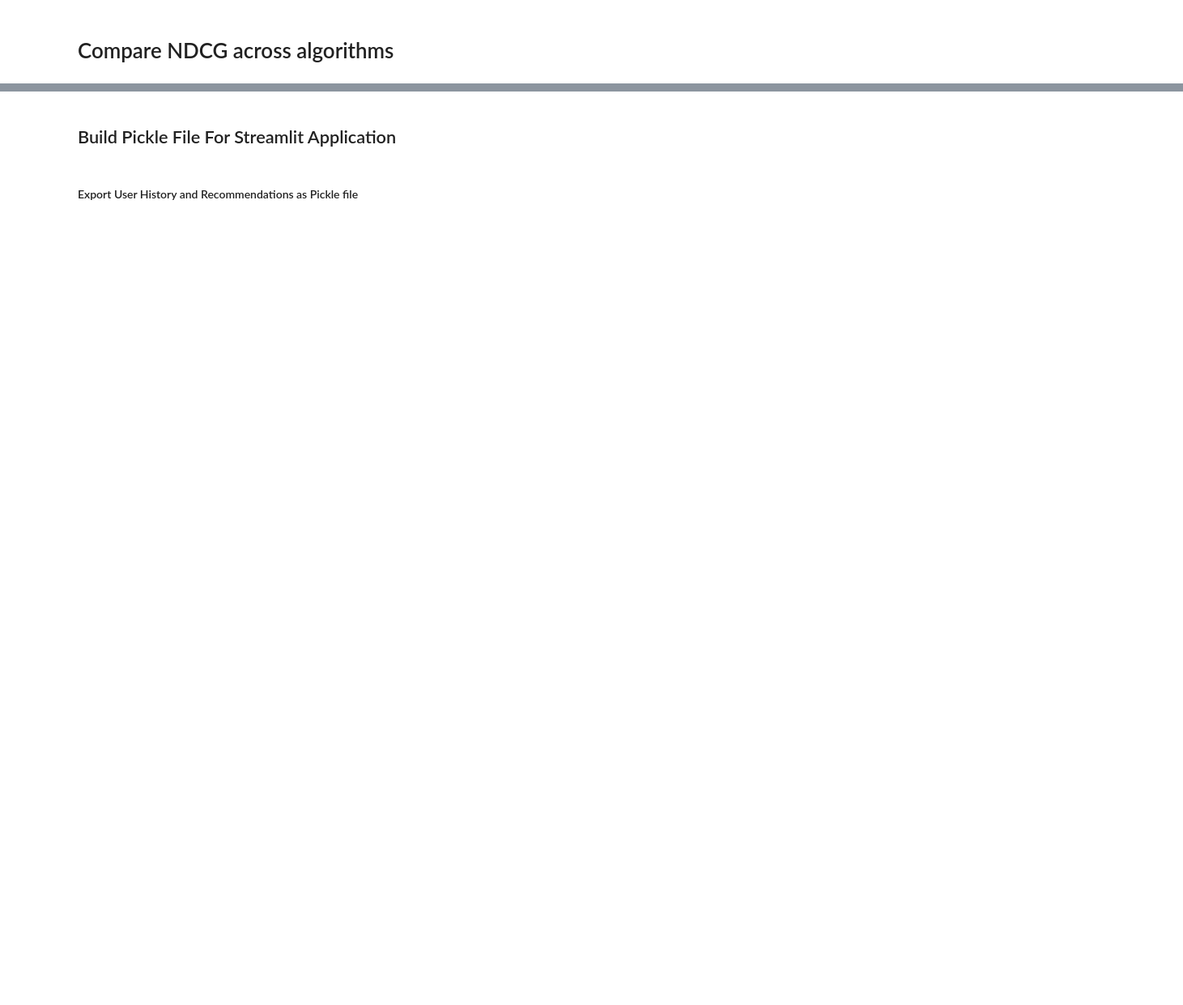
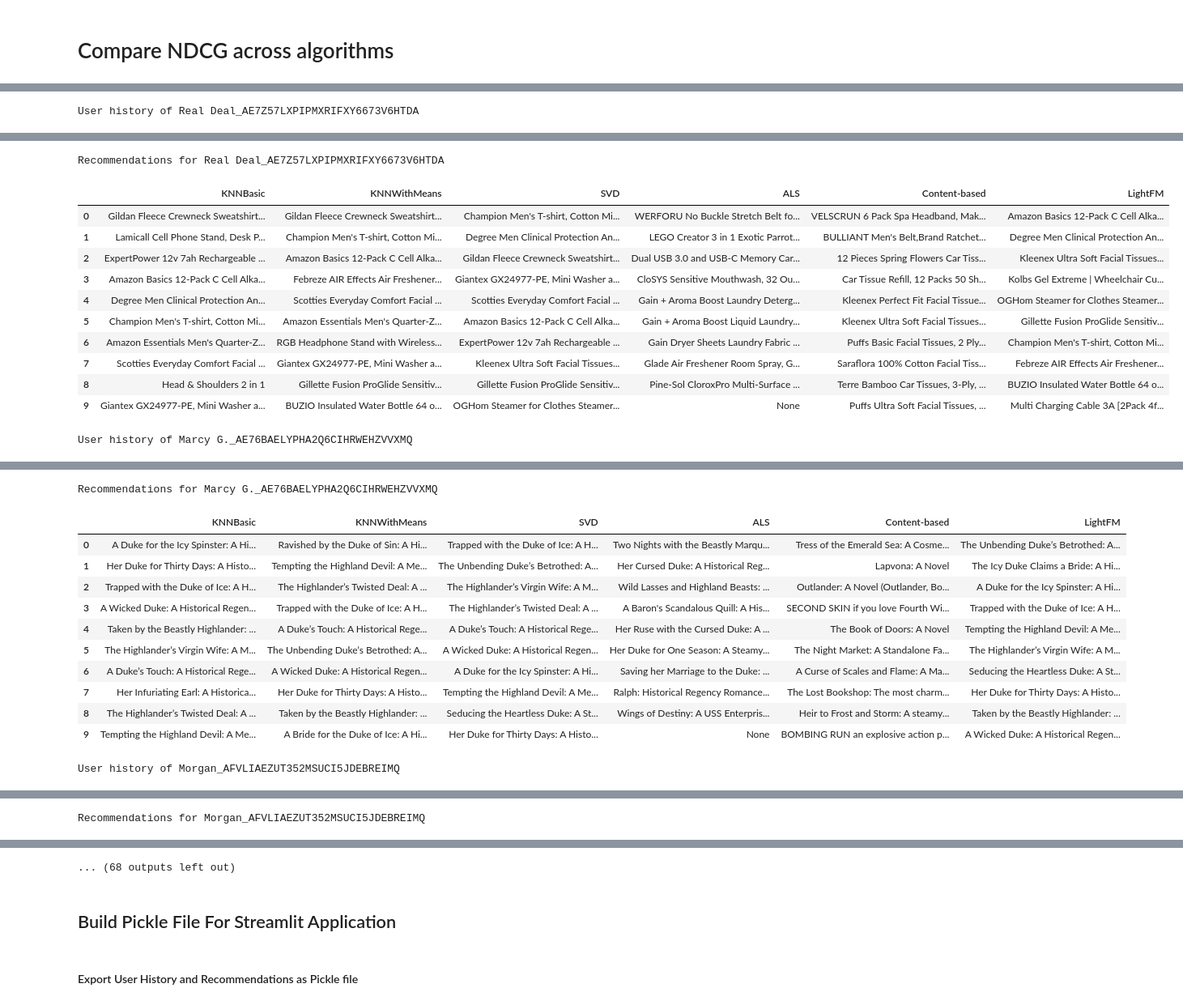
Before and after one commit to K-Winkles/kaban-multimodel-recommender, a Jupyter notebook: dev/main.ipynb, the cells around one changed output, grey strips where cells are left out. Shown at 81% size. Cells and saved outputs as stored; diff of their text form; code cells hidden in the pictures; blank space fills up the shorter version.

```diff
--- a/dev/main.ipynb
+++ b/dev/main.ipynb
@@ -457,7 +466,7 @@ for uid, user_ratings in top_n.items():
 ### Pick out users and explore their history and recommendations
 # %%
 def get_random_users(lst, n):
-    rand_ids = random.choices(lst, k=n)
+    rand_ids = random.sample(lst, k=n)
     return rand_ids
 
 
@@ -469,15 +478,11 @@ def get_ilocs(df_utility, userids):
     return userids_ilocs
 
 
-userids = get_random_users(list(recommendations.keys()), len(list(recommendations.keys())))
+userids = get_random_users(
+    list(recommendations_surprise['SVD'].keys()),
+    len(list(recommendations_surprise['SVD'].keys()))
+)
 userids_ilocs = get_ilocs(df_utility, userids)
-for user_id in userids:
-    #print(f"user history: {user_id}")
-    #display(reviews_df.loc[[user_id]][['ProductName', 'customerReview']])
-    reco_list = recommendations[user_id]
-    #print("recommended items")
-    #display(asins_df.loc[reco_list])
-    #print('\n')
 # %% [markdown]
 ## Latent-factor based Collaborative Filtering
 
@@ -1004,0 +961,38 @@ plt.show()
+# %%
+non_nan_count = df_utility.notna().sum(axis=1)
+df_top_reviewers = df_utility.loc[non_nan_count.sort_values(ascending=False).index].iloc[:20]
+top_uids = df_top_reviewers.index.tolist()
+# %%
+try:
+    reviews_df.set_index("reviewerID", inplace=True)
+except:
+    pass
+df_list_of_recos = []
+uid_recos = {}
+pd.set_option('display.max_colwidth', 800)
+for uid in top_uids:
+    print(f"User history of {uid}")
+    display(reviews_df.loc[uid][['ASIN', 'ProductName']])
+    uid_recos[uid] = {
+        'KNNBasic': [],
+        'KNNWithMeans': [],
+        'SVD': [],
+        'ALS': [],
+        'Content-based': []
+    }
+    uid_recos[uid]["KNNBasic"] = recommendations_surprise['KNNBasic'][uid]
+    uid_recos[uid]["KNNWithMeans"] = recommendations_surprise['KNNWithMeans'][uid]
+    uid_recos[uid]["SVD"] = recommendations_surprise['SVD'][uid]
+    uid_recos[uid]["ALS"] = recommendations_als[uid]
+    uid_recos[uid]["Content-based"] = recommendations_content['euc'][uid]
+    uid_recos[uid]["LightFM"] = recommendations_lightfm[uid]
+
+    df_dict = {}
+    for algo in uid_recos[uid]:
+        df_dict[algo] = asins_df.loc[list(uid_recos[uid][algo])]['name'].tolist()
+    df_recos_across_algos = pd.DataFrame.from_dict(df_dict, orient='index').T
+    df_list_of_recos.append(df_recos_across_algos)
+    print(f"Recommendations for {uid}")
+    display(df_recos_across_algos)
+# %% [output]
+User history of Real Deal_AE7Z57LXPIPMXRIFXY6673V6HTDA
@@ -1004,0 +1017,13 @@ plt.show()
+Recommendations for Real Deal_AE7Z57LXPIPMXRIFXY6673V6HTDA
+|  | KNNBasic | KNNWithMeans | SVD | ALS | Content-based | LightFM |
+| 0 | Gildan Fleece Crewneck Sweatshirt... | Gildan Fleece Crewneck Sweatshirt... | Champion Men's T-shirt, Cotton Mi... | WERFORU No Buckle Stretch Belt fo... | VELSCRUN 6 Pack Spa Headband, Mak... | Amazon Basics 12-Pack C Cell Alka... |
+| 1 | Lamicall Cell Phone Stand, Desk P... | Champion Men's T-shirt, Cotton Mi... | Degree Men Clinical Protection An... | LEGO Creator 3 in 1 Exotic Parrot... | BULLIANT Men's Belt,Brand Ratchet... | Degree Men Clinical Protection An... |
+| 2 | ExpertPower 12v 7ah Rechargeable ... | Amazon Basics 12-Pack C Cell Alka... | Gildan Fleece Crewneck Sweatshirt... | Dual USB 3.0 and USB-C Memory Car... | 12 Pieces Spring Flowers Car Tiss... | Kleenex Ultra Soft Facial Tissues... |
+| 3 | Amazon Basics 12-Pack C Cell Alka... | Febreze AIR Effects Air Freshener... | Giantex GX24977-PE, Mini Washer a... | CloSYS Sensitive Mouthwash, 32 Ou... | Car Tissue Refill, 12 Packs 50 Sh... | Kolbs Gel Extreme | Wheelchair Cu... |
+| 4 | Degree Men Clinical Protection An... | Scotties Everyday Comfort Facial ... | Scotties Everyday Comfort Facial ... | Gain + Aroma Boost Laundry Deterg... | Kleenex Perfect Fit Facial Tissue... | OGHom Steamer for Clothes Steamer... |
+| 5 | Champion Men's T-shirt, Cotton Mi... | Amazon Essentials Men's Quarter-Z... | Amazon Basics 12-Pack C Cell Alka... | Gain + Aroma Boost Liquid Laundry... | Kleenex Ultra Soft Facial Tissues... | Gillette Fusion ProGlide Sensitiv... |
+| 6 | Amazon Essentials Men's Quarter-Z... | RGB Headphone Stand with Wireless... | ExpertPower 12v 7ah Rechargeable ... | Gain Dryer Sheets Laundry Fabric ... | Puffs Basic Facial Tissues, 2 Ply... | Champion Men's T-shirt, Cotton Mi... |
+| 7 | Scotties Everyday Comfort Facial ... | Giantex GX24977-PE, Mini Washer a... | Kleenex Ultra Soft Facial Tissues... | Glade Air Freshener Room Spray, G... | Saraflora 100% Cotton Facial Tiss... | Febreze AIR Effects Air Freshener... |
+| 8 | Head & Shoulders 2 in 1 | Gillette Fusion ProGlide Sensitiv... | Gillette Fusion ProGlide Sensitiv... | Pine-Sol CloroxPro Multi-Surface ... | Terre Bamboo Car Tissues, 3-Ply, ... | BUZIO Insulated Water Bottle 64 o... |
+| 9 | Giantex GX24977-PE, Mini Washer a... | BUZIO Insulated Water Bottle 64 o... | OGHom Steamer for Clothes Steamer... | None | Puffs Ultra Soft Facial Tissues, ... | Multi Charging Cable 3A [2Pack 4f... |
+User history of Marcy G._AE76BAELYPHA2Q6CIHRWEHZVVXMQ
@@ -1004,0 +1049,13 @@ plt.show()
+Recommendations for Marcy G._AE76BAELYPHA2Q6CIHRWEHZVVXMQ
+|  | KNNBasic | KNNWithMeans | SVD | ALS | Content-based | LightFM |
+| 0 | A Duke for the Icy Spinster: A Hi... | Ravished by the Duke of Sin: A Hi... | Trapped with the Duke of Ice: A H... | Two Nights with the Beastly Marqu... | Tress of the Emerald Sea: A Cosme... | The Unbending Duke’s Betrothed: A... |
+| 1 | Her Duke for Thirty Days: A Histo... | Tempting the Highland Devil: A Me... | The Unbending Duke’s Betrothed: A... | Her Cursed Duke: A Historical Reg... | Lapvona: A Novel | The Icy Duke Claims a Bride: A Hi... |
+| 2 | Trapped with the Duke of Ice: A H... | The Highlander’s Twisted Deal: A ... | The Highlander’s Virgin Wife: A M... | Wild Lasses and Highland Beasts: ... | Outlander: A Novel (Outlander, Bo... | A Duke for the Icy Spinster: A Hi... |
+| 3 | A Wicked Duke: A Historical Regen... | Trapped with the Duke of Ice: A H... | The Highlander’s Twisted Deal: A ... | A Baron's Scandalous Quill: A His... | SECOND SKIN if you love Fourth Wi... | Trapped with the Duke of Ice: A H... |
+| 4 | Taken by the Beastly Highlander: ... | A Duke’s Touch: A Historical Rege... | A Duke’s Touch: A Historical Rege... | Her Ruse with the Cursed Duke: A ... | The Book of Doors: A Novel | Tempting the Highland Devil: A Me... |
+| 5 | The Highlander’s Virgin Wife: A M... | The Unbending Duke’s Betrothed: A... | A Wicked Duke: A Historical Regen... | Her Duke for One Season: A Steamy... | The Night Market: A Standalone Fa... | The Highlander’s Virgin Wife: A M... |
+| 6 | A Duke’s Touch: A Historical Rege... | A Wicked Duke: A Historical Regen... | A Duke for the Icy Spinster: A Hi... | Saving her Marriage to the Duke: ... | A Curse of Scales and Flame: A Ma... | Seducing the Heartless Duke: A St... |
+| 7 | Her Infuriating Earl: A Historica... | Her Duke for Thirty Days: A Histo... | Tempting the Highland Devil: A Me... | Ralph: Historical Regency Romance... | The Lost Bookshop: The most charm... | Her Duke for Thirty Days: A Histo... |
+| 8 | The Highlander’s Twisted Deal: A ... | Taken by the Beastly Highlander: ... | Seducing the Heartless Duke: A St... | Wings of Destiny: A USS Enterpris... | Heir to Frost and Storm: A steamy... | Taken by the Beastly Highlander: ... |
+| 9 | Tempting the Highland Devil: A Me... | A Bride for the Duke of Ice: A Hi... | Her Duke for Thirty Days: A Histo... | None | BOMBING RUN an explosive action p... | A Wicked Duke: A Historical Regen... |
+User history of Morgan_AFVLIAEZUT352MSUCI5JDEBREIMQ
@@ -1004,0 +1081 @@ plt.show()
+Recommendations for Morgan_AFVLIAEZUT352MSUCI5JDEBREIMQ
@@ -1005,2 +1093,3 @@ plt.show()
+... (68 outputs left out)
 # %% [markdown]
 ## Build Pickle File For Streamlit Application
```
Also changed, not shown: parts of 25 cells of this notebook, 1 other file.
